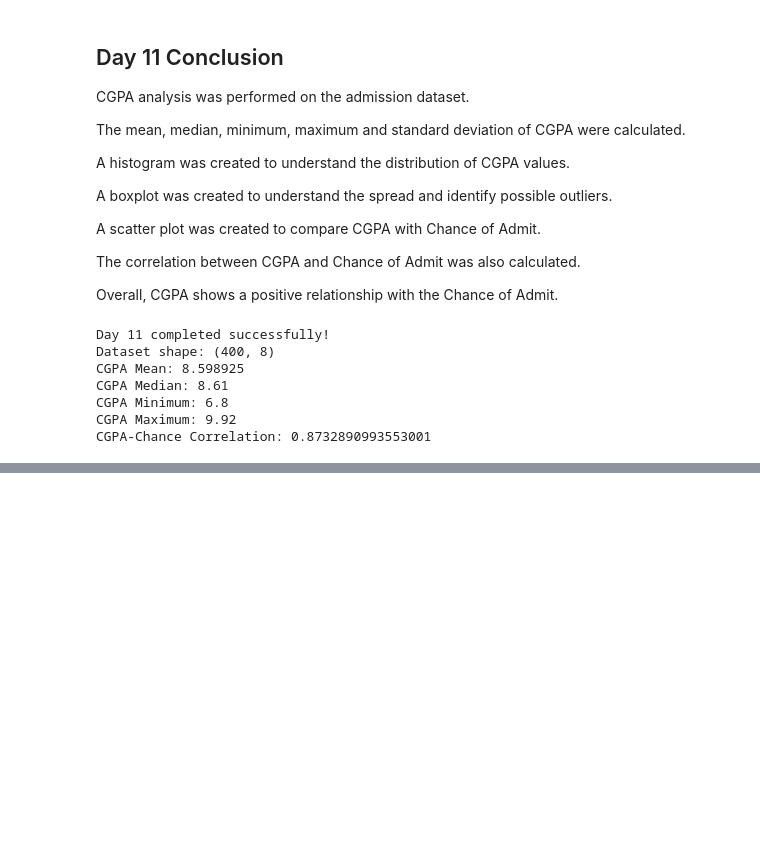
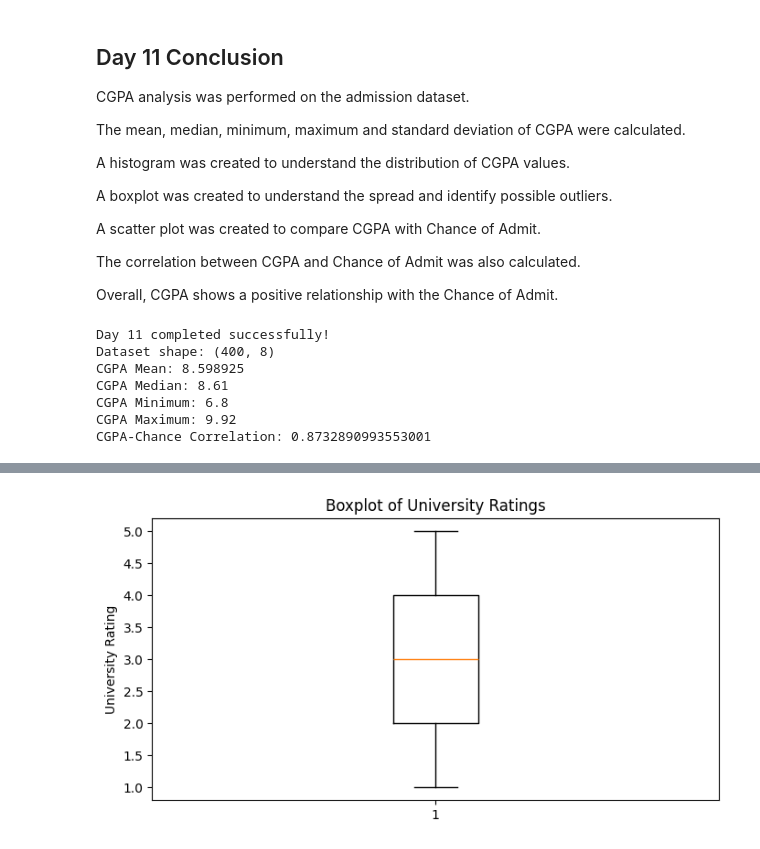
Before and after one commit to sumanamishra1120-ux/Chance-of-Admission-Higher-Studies, a Jupyter notebook: Chance_of_Admission_Higher_Studies.ipynb, the cells around one changed output, grey strips where cells are left out. Drawn from its saved outputs; the diff is of its cells as text; code cells hidden in the pictures; blank space fills up the shorter version.

```diff
--- a/Chance_of_Admission_Higher_Studies.ipynb
+++ b/Chance_of_Admission_Higher_Studies.ipynb
@@ -1238,0 +1343,12 @@ CGPA-Chance Correlation: 0.8732890993553001
+# %%
+
+plt.figure(figsize=(8, 4))
+
+plt.boxplot(df["university_rating"].dropna())
+
+plt.title("Boxplot of University Ratings")
+plt.ylabel("University Rating")
+
+plt.show()
+# %% [output]
+[figure, added]
```
Also changed, not shown: parts of 16 cells of this notebook.
